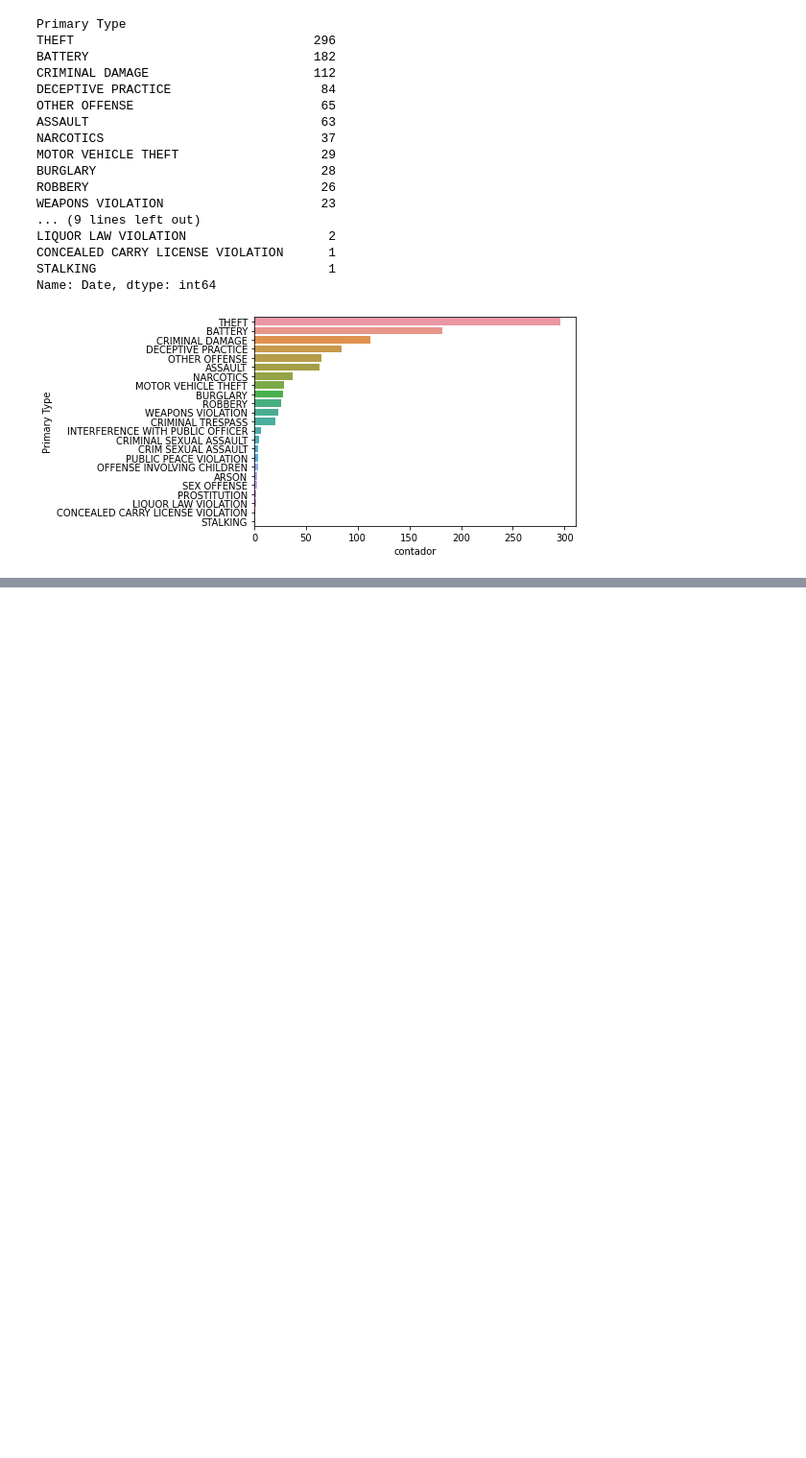
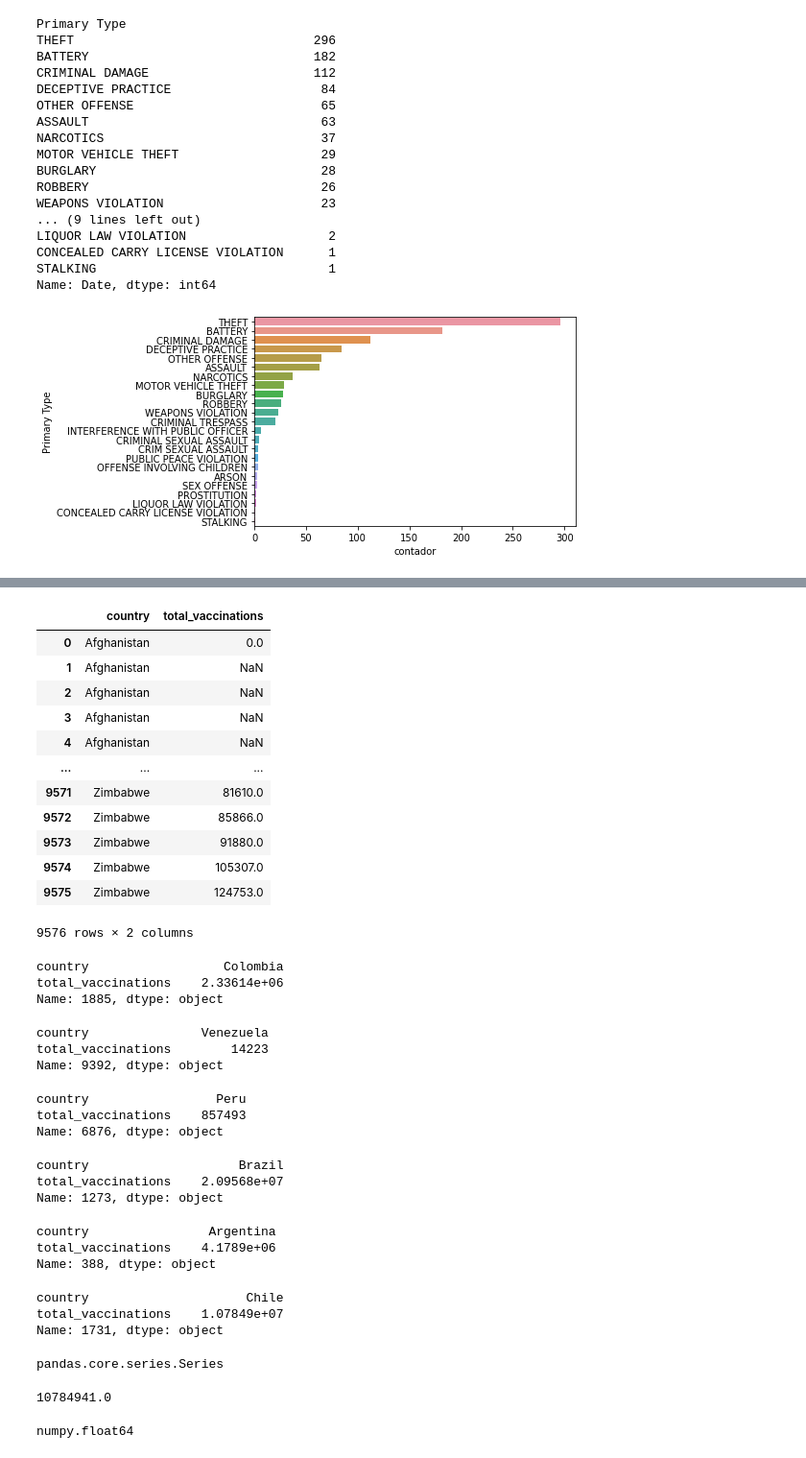
Before and after one commit to hernansalinas/CursoMetodosComputacionales, a Jupyter notebook: Tareas/Entrega_tareas_2021/15515942/sesion03_pandas.ipynb, the cells around one changed output, grey strips where cells are left out. Shown: that part at 96% size. Saved outputs shown, nothing was run; the diff lists cells and outputs as text; code cells hidden in the pictures; blank space fills up the shorter version.

```diff
--- a/Tareas/Entrega_tareas_2021/15515942/sesion03_pandas.ipynb
+++ b/Tareas/Entrega_tareas_2021/15515942/sesion03_pandas.ipynb
@@ -399,0 +348,66 @@ df3.loc[df3['country'] == 'Colombia']
+# %%
+nuevo = df3 [['country','total_vaccinations']] #se hace un filtro para seleccionar dos columnas : pais , total de vacunados
+nuevo
+# %% [output]
+|  | country | total_vaccinations |
+| 0 | Afghanistan | 0.0 |
+| 1 | Afghanistan | NaN |
+| 2 | Afghanistan | NaN |
+| 3 | Afghanistan | NaN |
+| 4 | Afghanistan | NaN |
+| ... | ... | ... |
+| 9571 | Zimbabwe | 81610.0 |
+| 9572 | Zimbabwe | 85866.0 |
+| 9573 | Zimbabwe | 91880.0 |
+| 9574 | Zimbabwe | 105307.0 |
+| 9575 | Zimbabwe | 124753.0 |
+9576 rows × 2 columns
+# %%
+nuevo.loc[nuevo['country'] == 'Colombia'].iloc[-1] # Mostrando cantidad de vacunados para Colombia
+# %% [output]
+country                  Colombia
+total_vaccinations    2.33614e+06
+Name: 1885, dtype: object
+# %%
+nuevo.loc[nuevo['country'] == 'Venezuela'].iloc[-1] # Mostrando cantidad de vacunados para Venezuela
+# %% [output]
+country               Venezuela
+total_vaccinations        14223
+Name: 9392, dtype: object
+# %%
+nuevo.loc[nuevo['country'] == 'Peru'].iloc[-1]  # Mostrando cantidad de vacunados para Peru
+# %% [output]
+country                 Peru
+total_vaccinations    857493
+Name: 6876, dtype: object
+# %%
+nuevo.loc[nuevo['country'] == 'Brazil'].iloc[-1]   # Mostrando cantidad de vacunados para Brazil
+# %% [output]
+country                    Brazil
+total_vaccinations    2.09568e+07
+Name: 1273, dtype: object
+# %%
+nuevo.loc[nuevo['country'] == 'Argentina'].iloc[-1]   # Mostrando cantidad de vacunados para Argentina
+# %% [output]
+country                Argentina
+total_vaccinations    4.1789e+06
+Name: 388, dtype: object
+# %%
+cantidad = nuevo.loc[nuevo['country'] == 'Chile'].iloc[-1]  # Mostrando cantidad de vacunados para Chile
+cantidad
+# %% [output]
+country                     Chile
+total_vaccinations    1.07849e+07
+Name: 1731, dtype: object
+# %%
+type(cantidad)  #verificando el tipo de objeto que arroja la anterior mascara
+# %% [output]
+pandas.core.series.Series
+# %%
+cantidad[1]     #verificando que hay dentro una posición de la lista
+# %% [output]
+10784941.0
+# %%
+type(cantidad[1]) # verificando que tipo de objeto es el  que esta en la posición 1
+# %% [output]
+numpy.float64
```
Also changed, not shown: parts of 9 cells of this notebook.
